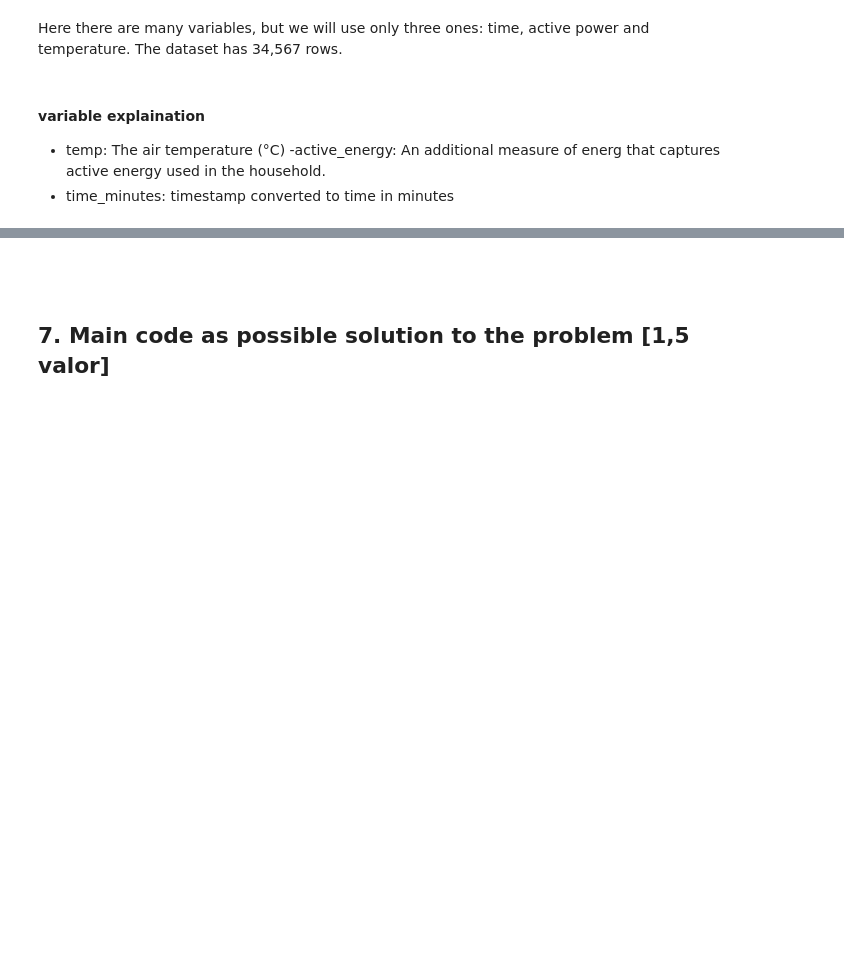
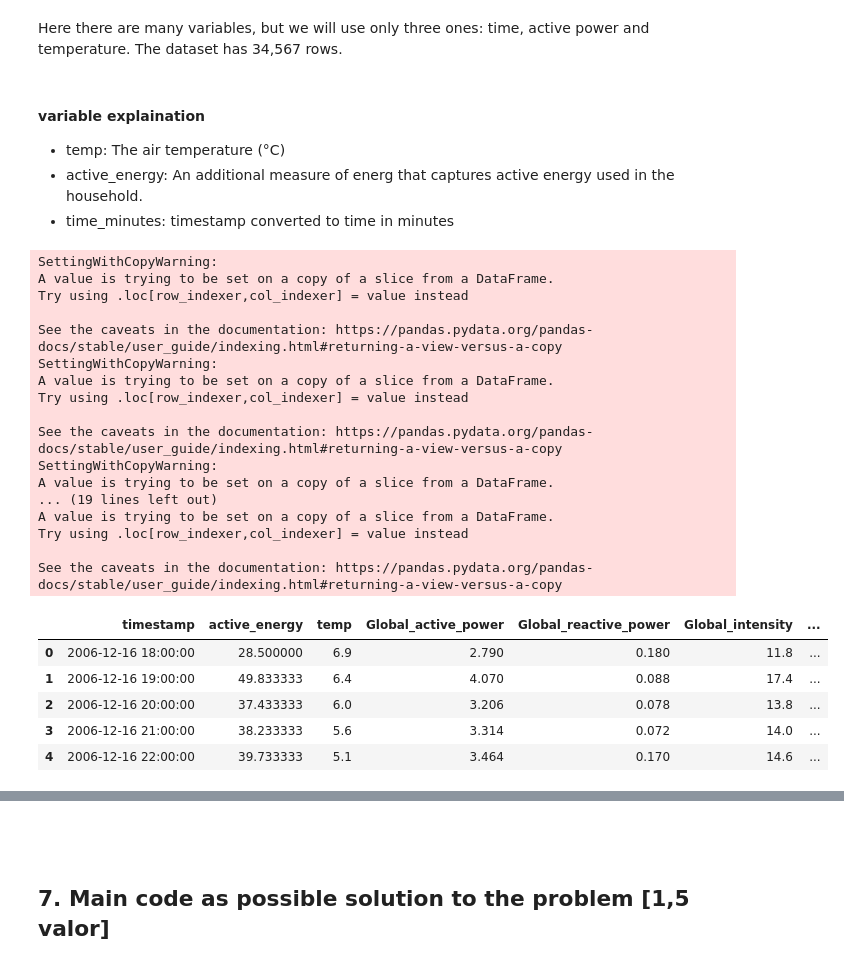
Before and after one commit to s126784/tmbd, a Jupyter notebook: Work-01-G1.ipynb, the cells around one changed output, grey strips where cells are left out. Drawn from its saved outputs; the diff is of its cells as text; code cells hidden in the pictures; blank space fills up the shorter version.

```diff
--- a/Work-01-G1.ipynb
+++ b/Work-01-G1.ipynb
@@ -145,15 +140,48 @@ Here there are many variables, but we will use only three ones: time, active pow
 #### variable explaination
 
 -  temp: The air temperature (°C)
--active_energy: An additional measure of energ that captures active energy used in the household.
+- active_energy: An additional measure of energ that captures active energy used in the household.
 - time_minutes: timestamp converted to time in minutes
 # %%
 ### lets extract our variable of interest
 
-data=data[['timestamp','active_energy', 'temp' ]]
+data_f=data[['timestamp','active_energy', 'temp','Global_active_power', 'Global_reactive_power', 'Global_intensity', 'Sub_metering_1','Sub_metering_2','Sub_metering_3' ]]
 
 # Convert timestamp to datetime and then to time
-data['timestamp'] = pd.to_datetime(data['timestamp'], format='%H:%M:%S').dt.time
+data_f['timestamp_formatted'] = pd.to_datetime(data['timestamp'], format='%H:%M:%S').dt.time
 
 # Convert times to minutes since midnight
-data['time_minutes'] = data['timestamp'].apply(lambda t: t.hour * 60 + t.minute)
+data_f['time_in_minutes'] = data['timestamp'].apply(lambda t: (t.hour * 60 + t.minute))
+data_f['time_sin'] = np.sin(np.pi * data_f['time_in_minutes'] / 1440)
+data_f['time_cos'] = np.cos(np.pi * data_f['time_in_minutes'] / 1440)
+
+#normalize time_cos to abs values
+data_f['time_cos_abs'] = np.abs(data_f['time_cos'])
+data_f['time_sin_abs'] = np.abs(data_f['time_sin'])
+data_f['time_angle'] = np.arctan2(data_f['time_sin'], data_f['time_cos'])
+
+data_f.head()
+# %% [output]
+SettingWithCopyWarning:
+A value is trying to be set on a copy of a slice from a DataFrame.
+Try using .loc[row_indexer,col_indexer] = value instead
+
+See the caveats in the documentation: https://pandas.pydata.org/pandas-docs/stable/user_guide/indexing.html#returning-a-view-versus-a-copy
+SettingWithCopyWarning:
+A value is trying to be set on a copy of a slice from a DataFrame.
+Try using .loc[row_indexer,col_indexer] = value instead
+
+See the caveats in the documentation: https://pandas.pydata.org/pandas-docs/stable/user_guide/indexing.html#returning-a-view-versus-a-copy
+SettingWithCopyWarning:
+A value is trying to be set on a copy of a slice from a DataFrame.
+... (19 lines left out)
+A value is trying to be set on a copy of a slice from a DataFrame.
+Try using .loc[row_indexer,col_indexer] = value instead
+
+See the caveats in the documentation: https://pandas.pydata.org/pandas-docs/stable/user_guide/indexing.html#returning-a-view-versus-a-copy
+|  | timestamp | active_energy | temp | Global_active_power | Global_reactive_power | Global_intensity | ... |
+| 0 | 2006-12-16 18:00:00 | 28.500000 | 6.9 | 2.790 | 0.180 | 11.8 | ... |
+| 1 | 2006-12-16 19:00:00 | 49.833333 | 6.4 | 4.070 | 0.088 | 17.4 | ... |
+| 2 | 2006-12-16 20:00:00 | 37.433333 | 6.0 | 3.206 | 0.078 | 13.8 | ... |
+| 3 | 2006-12-16 21:00:00 | 38.233333 | 5.6 | 3.314 | 0.072 | 14.0 | ... |
+| 4 | 2006-12-16 22:00:00 | 39.733333 | 5.1 | 3.464 | 0.170 | 14.6 | ... |
```
Also changed, not shown: parts of 9 cells of this notebook.
